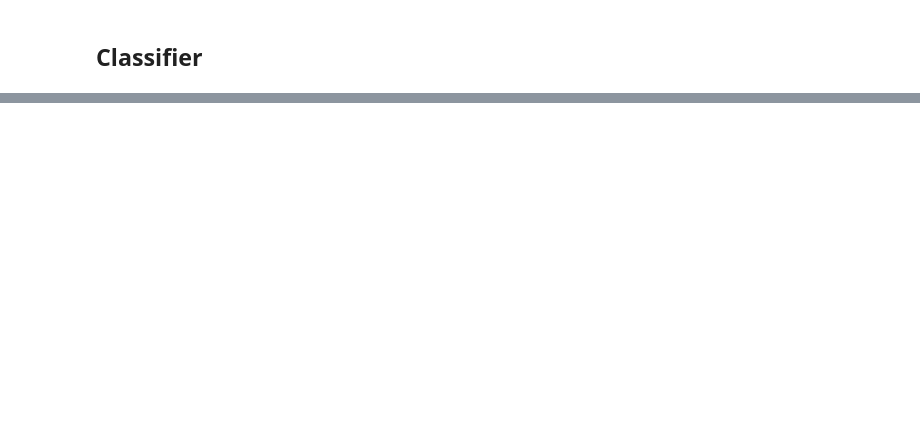
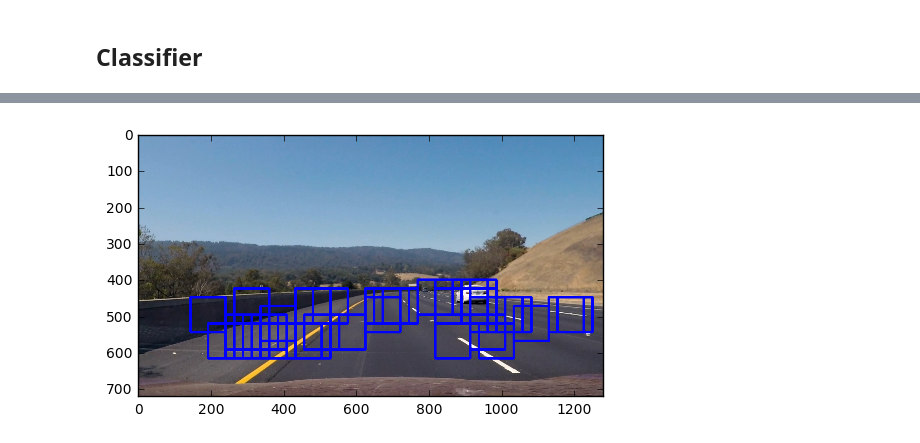
Before and after one commit to cjpan/CarND-Vehicle-Detection, a Jupyter notebook: vehicle_detection.ipynb, the cells around one changed output, grey strips where cells are left out. Saved outputs shown, nothing was run; the diff lists cells and outputs as text; code cells hidden in the pictures; blank space fills up the shorter version.

```diff
--- a/vehicle_detection.ipynb
+++ b/vehicle_detection.ipynb
@@ -302,6 +330,6 @@ else:
 # %%
 # labels
-y = np.hstack((np.ones(len(car_features)), np.zeros(len(noncar_features))))
+y = np.hstack((np.ones(len(car_features)), np.zeros(len(notcar_features))))
 
 rand_state = np.random.randint(0, 100)
 X_train, X_test, y_train, y_test = train_test_split(X, y, test_size=0.2, random_state=rand_state)
@@ -347,0 +378,78 @@ For these 10 labels:  [ 0.  1.  0.  0.  1.  0.  1.  0.  0.  0.]
+# %%
+# Define a single function that can extract features using hog sub-sampling and make predictions
+def find_cars(img, ystart, ystop, scale, svc, X_scaler, orient, pix_per_cell, cell_per_block, spatial_size, hist_bins):
+
+    draw_img = np.copy(img)
+    #img = img.astype(np.float32)/255
+    rect = []
+
+    img_tosearch = img[ystart:ystop,:,:]
+    ctrans_tosearch = convert_color(img_tosearch, conv='RGB2HLS')
+    if scale != 1:
+        imshape = ctrans_tosearch.shape
+        ctrans_tosearch = cv2.resize(ctrans_tosearch, (np.int(imshape[1]/scale), np.int(imshape[0]/scale)))
+
+    ch1 = ctrans_tosearch[:,:,0]
+    ch2 = ctrans_tosearch[:,:,1]
+    ch3 = ctrans_tosearch[:,:,2]
+
+    # Define blocks and steps as above
+    nxblocks = (ch1.shape[1] // pix_per_cell)-1
+    nyblocks = (ch1.shape[0] // pix_per_cell)-1
+    nfeat_per_block = orient*cell_per_block**2
+    # 64 was the orginal sampling rate, with 8 cells and 8 pix per cell
+    window = 64
+    nblocks_per_window = (window // pix_per_cell)-1
+    cells_per_step = 2  # Instead of overlap, define how many cells to step
+    nxsteps = (nxblocks - nblocks_per_window) // cells_per_step
+    nysteps = (nyblocks - nblocks_per_window) // cells_per_step
+
+    # Compute individual channel HOG features for the entire image
+    hog1 = get_hog_features(ch1, orient, pix_per_cell, cell_per_block, feature_vec=False)
+    hog2 = get_hog_features(ch2, orient, pix_per_cell, cell_per_block, feature_vec=False)
+    hog3 = get_hog_features(ch3, orient, pix_per_cell, cell_per_block, feature_vec=False)
+
+    for xb in range(nxsteps):
+        for yb in range(nysteps):
+            ypos = yb*cells_per_step
+            xpos = xb*cells_per_step
+            # Extract HOG for this patch
+            hog_feat1 = hog1[ypos:ypos+nblocks_per_window, xpos:xpos+nblocks_per_window].ravel()
+            hog_feat2 = hog2[ypos:ypos+nblocks_per_window, xpos:xpos+nblocks_per_window].ravel()
+            hog_feat3 = hog3[ypos:ypos+nblocks_per_window, xpos:xpos+nblocks_per_window].ravel()
+            hog_features = np.hstack((hog_feat1, hog_feat2, hog_feat3))
+
+            xleft = xpos*pix_per_cell
+            ytop = ypos*pix_per_cell
+
+            # Extract the image patch
+            subimg = cv2.resize(ctrans_tosearch[ytop:ytop+window, xleft:xleft+window], (64,64))
+
+            # Get color features
+            spatial_features = bin_spatial(subimg, size=spatial_size)
+            hist_features = color_hist(subimg, nbins=hist_bins)
+
+            # Scale features and make a prediction
+            test_features = X_scaler.transform(np.hstack((spatial_features, hist_features, hog_features)).reshape(1, -1))
+            #test_features = X_scaler.transform(np.hstack((shape_feat, hist_feat)).reshape(1, -1))
+            test_prediction = svc.predict(test_features)
+
+            if test_prediction == 1:
+                xbox_left = np.int(xleft*scale)
+                ytop_draw = np.int(ytop*scale)
+                win_draw = np.int(window*scale)
+                cv2.rectangle(draw_img,(xbox_left, ytop_draw+ystart),(xbox_left+win_draw,ytop_draw+win_draw+ystart),(0,0,255),6)
+                rect.append(((xbox_left, ytop_draw+ystart),(xbox_left+win_draw,ytop_draw+win_draw+ystart)))
+
+    return rect
+
+ystart = 400
+ystop = 656
+scale = 1.5
+
+img = cv2.imread('./test_images/test3.jpg')
+img = cv2.cvtColor(img, cv2.COLOR_BGR2RGB)
+bbox_list = find_cars(img, ystart, ystop, scale, svc, X_scaler, orient, pix_per_cell, cell_per_block, spatial_size, hist_bins)
+
+plt.imshow(out_img, cmap='gray')
+# %% [output]
@@ -347,0 +457 @@ For these 10 labels:  [ 0.  1.  0.  0.  1.  0.  1.  0.  0.  0.]
+[figure, added]
```
Also changed, not shown: parts of 16 cells of this notebook.
